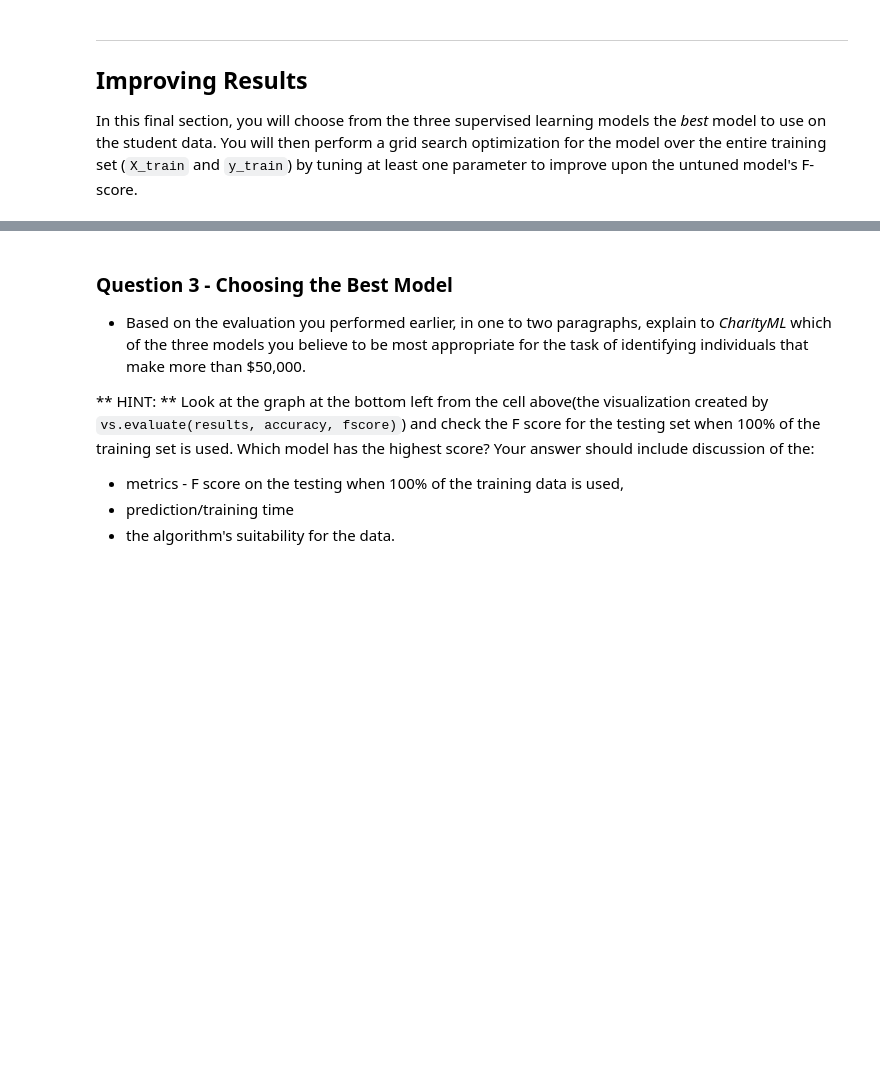
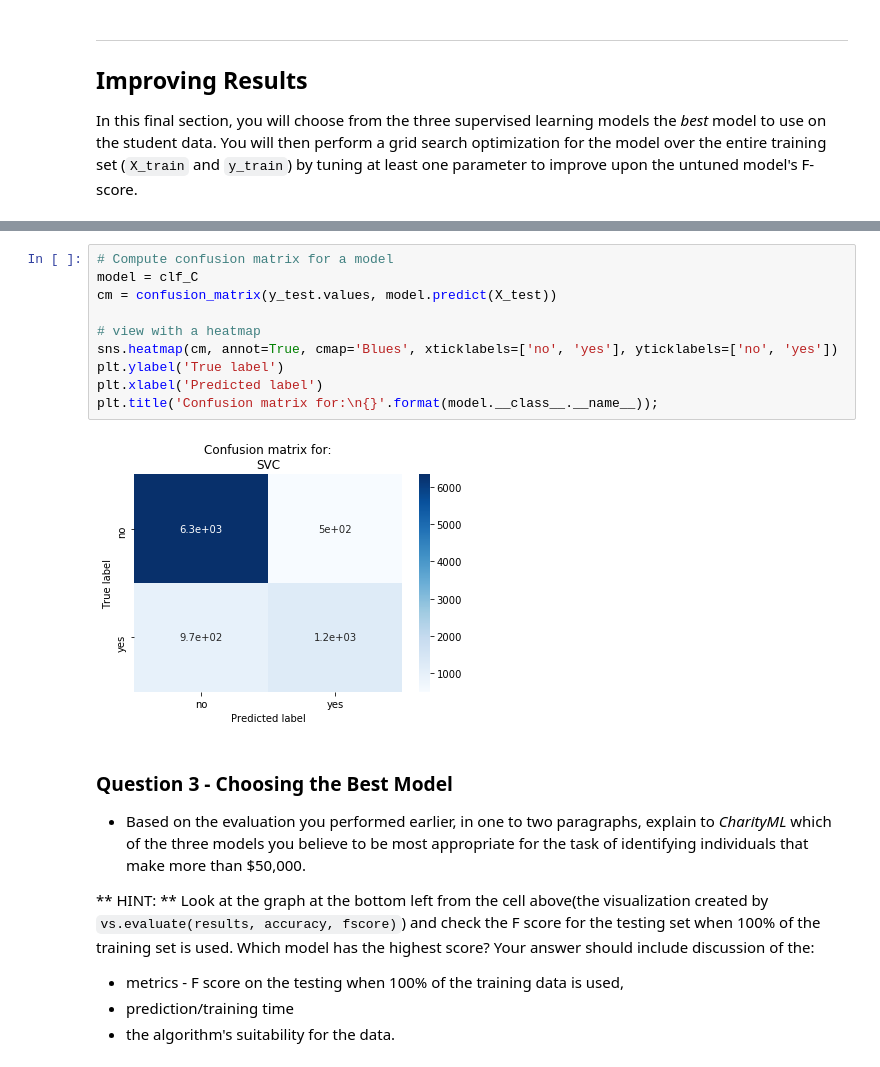
Before and after one commit to NitinMahajan1/UDACITY-Submissions, a Jupyter notebook: UDACITY- Submissions -ML/Finding Donors/finding_donors.ipynb, the cells around one changed output, grey strips where cells are left out. Saved outputs shown, nothing was run; the diff lists cells and outputs as text; blank space fills up the shorter version.

```diff
--- a/UDACITY- Submissions -ML/Finding Donors/finding_donors.ipynb
+++ b/UDACITY- Submissions -ML/Finding Donors/finding_donors.ipynb
@@ -462,3 +505,15 @@ In this final section, you will choose from the three supervised learning models
+# %%
+# Compute confusion matrix for a model
+model = clf_C
+cm = confusion_matrix(y_test.values, model.predict(X_test))
+
+# view with a heatmap
+sns.heatmap(cm, annot=True, cmap='Blues', xticklabels=['no', 'yes'], yticklabels=['no', 'yes'])
+plt.ylabel('True label')
+plt.xlabel('Predicted label')
+plt.title('Confusion matrix for:\n{}'.format(model.__class__.__name__));
+# %% [output]
+[figure, added]
 # %% [markdown]
 ### Question 3 - Choosing the Best Model
 
```
Also changed, not shown: parts of 11 cells of this notebook, 1 other file.
